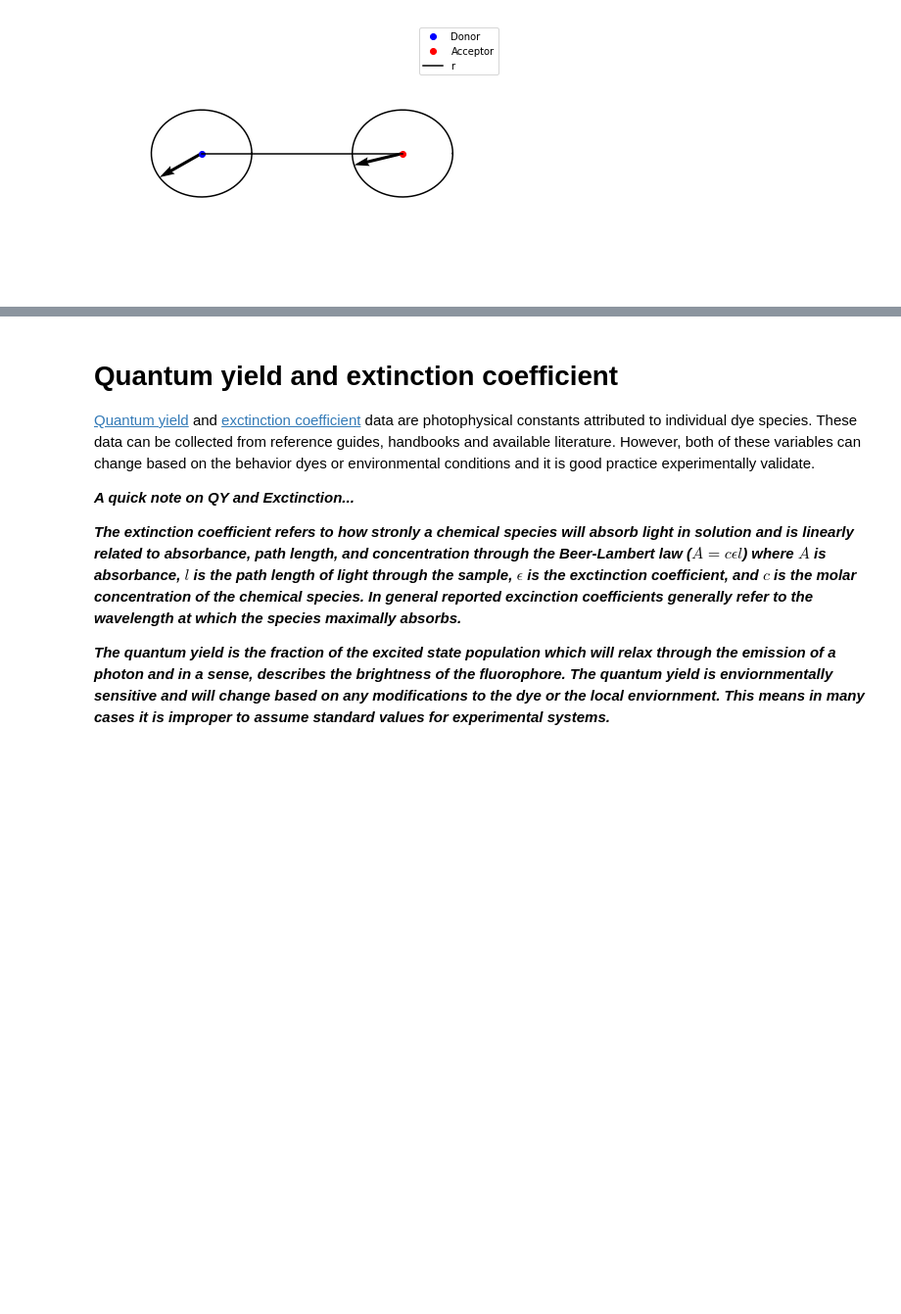
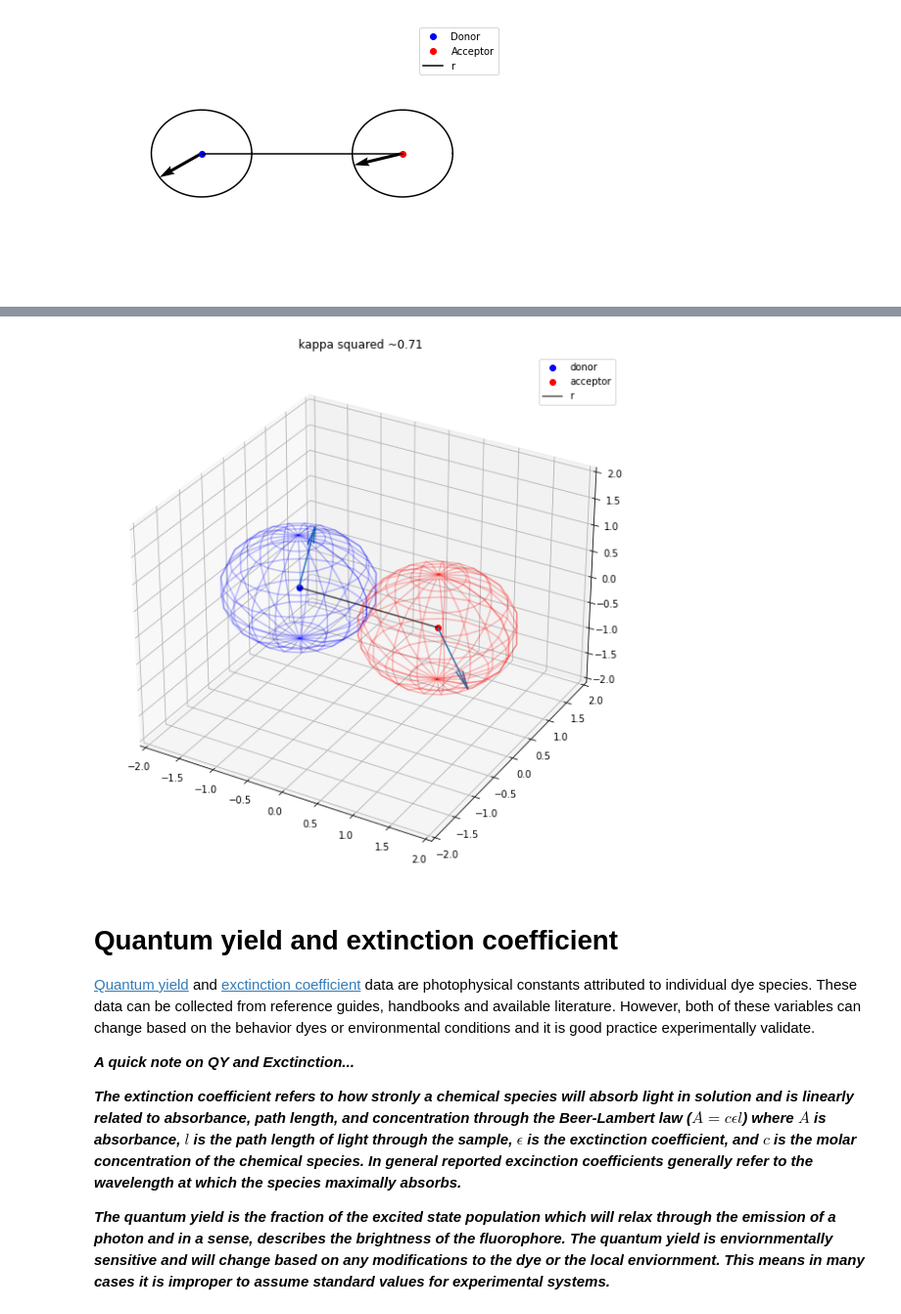
Before and after one commit to mchirib1/Basics-of-Forster-Resonance-Energy-Transfer, a Jupyter notebook: Forster Distance Estimation.ipynb, the cells around one changed output, grey strips where cells are left out. Shown at 98% size. Saved outputs shown, nothing was run; the diff lists cells and outputs as text; code cells hidden in the pictures; blank space fills up the shorter version.

Commit message:
add 3d plot

```diff
--- a/Forster Distance Estimation.ipynb
+++ b/Forster Distance Estimation.ipynb
@@ -293,3 +301,91 @@ kappa squared ~2.15
+# %%
+def unit_sphere(center_x, center_y):
+
+    u, v = np.mgrid[0:2*np.pi:20j, 0:np.pi:10j]
+
+    r = 1
+
+    x = r * np.cos(u) * np.sin(v) + center_x
+    y = r * np.sin(u) * np.sin(v) + center_y
+    z = r * np.cos(v)
+
+    return x, y, z
+
+
+def transition_vector(center_x, center_y):
+
+    u = np.random.uniform(0, 2) * np.pi
+    v = np.random.uniform(0, 1) * np.pi
+
+    x = np.cos(u) * np.sin(v)
+    y = np.sin(u) * np.sin(v)
+    z = np.cos(v)
+
+    return x, y, z
+
+
+def l2_norm(vector):
+
+    v = vector ** 2
+    v = v.sum()
+    v = np.sqrt(v)
+
+    return v
+
+
+def kappa_squared(dv, rv, av):
+
+    k = (np.dot(dv, av) - 3 * np.dot(dv, rv) * np.dot(rv, av))
+    k = k ** 2
+
+    return k
+
+
+# initialize axes
+fig = plt.figure(figsize=(10,10))
+ax = plt.axes(projection='3d')
+
+# plot donor center and surface
+x, y, z = unit_sphere(-1, 0)
+ax.plot_wireframe(x, y, z, color="b", alpha=0.25)
+ax.plot(-1, 0, 0, 'ob', label='donor')
+
+# plot acceptor center and surface
+x, y, z = unit_sphere(1, 0)
+ax.plot_wireframe(x, y, z, color="r", alpha=0.25)
+ax.plot(1, 0, 0, 'or', label='acceptor')
+
+#plot vectors
+## center-to-center vector "r"
+x = np.linspace(-1, 1, 10)
+y = np.zeros(10)
+z = np.zeros(10)
+r_vector = np.array([1, 0, 0])
+ax.plot(x, y, z, '-k', label='r', alpha=0.7)
+
+## donor transition
+x, y, z = transition_vector(-1, 0)
+d_vector = np.array([x, y, z])
+d_norm = l2_norm(d_vector)
+ax.quiver(-1, 0, 0, x, y, z)
+
+# acceptor transition
+x, y, z = transition_vector(1, 0)
+a_vector = np.array([x, y, z])
+a_norm = l2_norm(a_vector)
+ax.quiver(1, 0, 0, x, y, z)
+
+# format axes
+ax.legend()
+ax.set_xlim(-2,2)
+ax.set_ylim(-2,2)
+ax.set_zlim(-2,2)
+
+ax.set_title(f'kappa squared ~{kappa_squared(d_vector, r_vector, a_vector):0.2f}')
+
+plt.show()
+# %% [output]
+[figure, added]
 # %% [markdown]
 # Quantum yield and extinction coefficient
 
```
Also changed, not shown: parts of 2 cells of this notebook, 1 other file.
